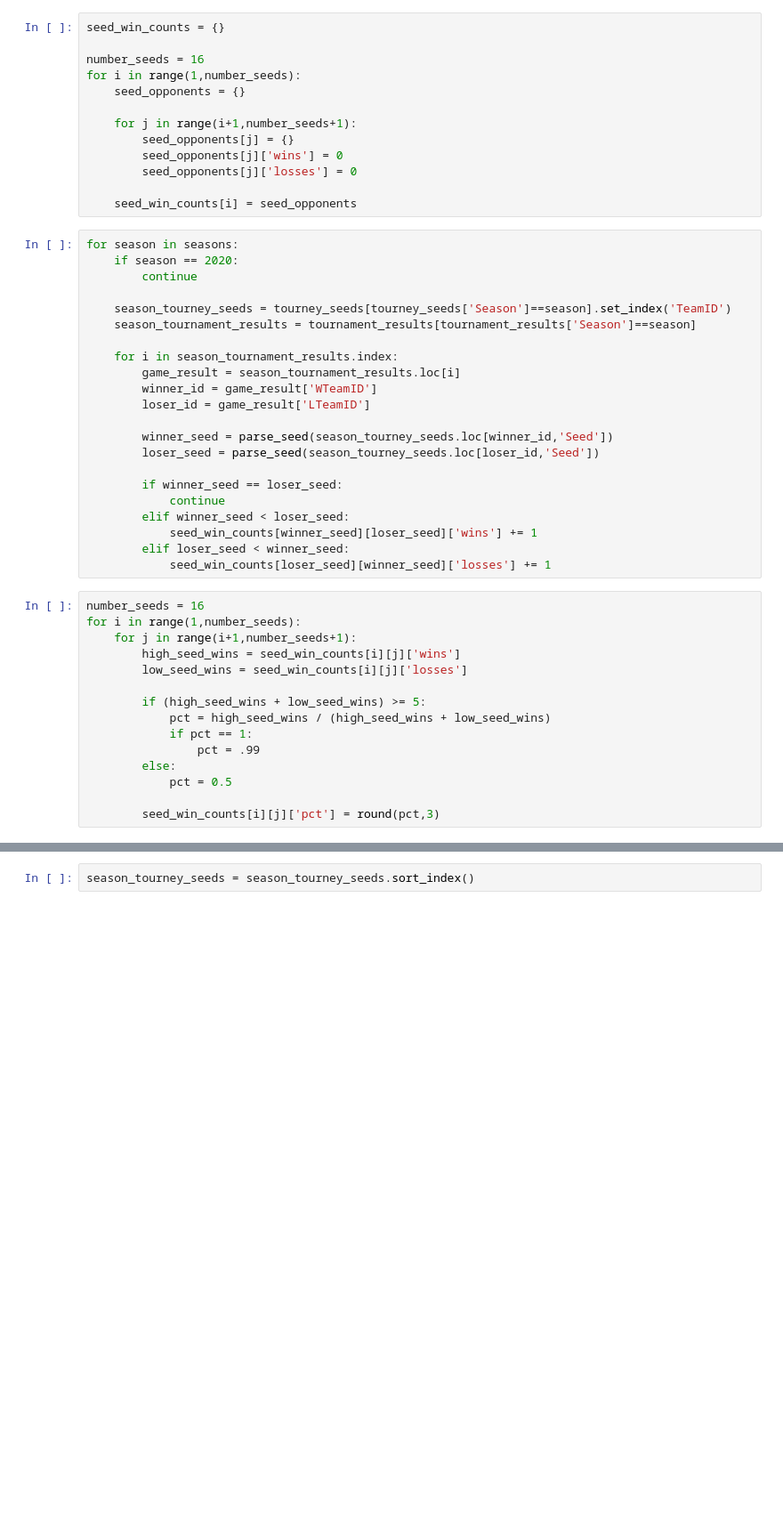
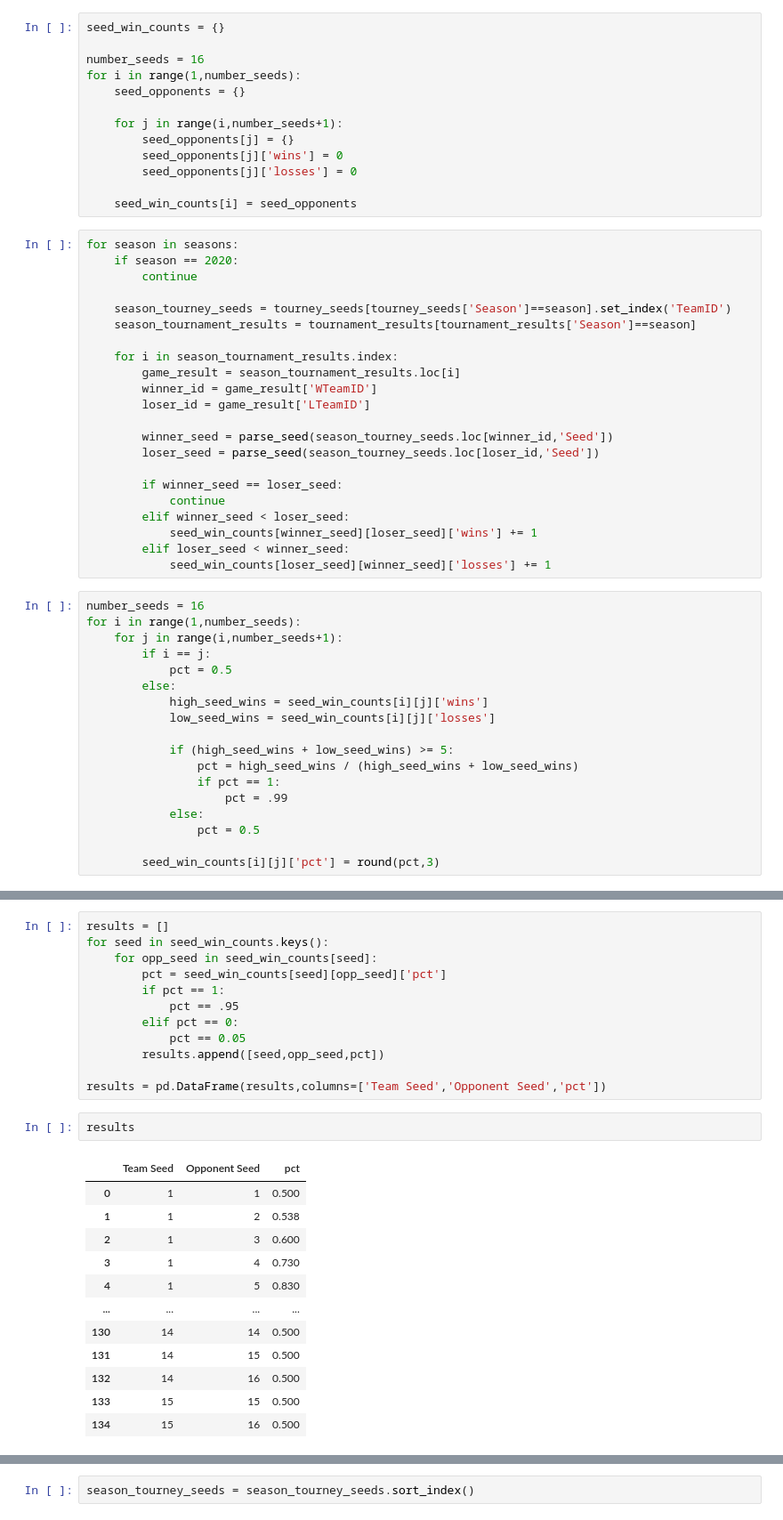
Before and after one commit to jhowenstein/march-madness-ML, a Jupyter notebook: Tournament Seed Win %.ipynb, the cells around one changed output, grey strips where cells are left out. Shown: that part at 89% size. Drawn from its saved outputs; the diff is of its cells as text; blank space fills up the shorter version.

```diff
--- a/Tournament Seed Win %.ipynb
+++ b/Tournament Seed Win %.ipynb
@@ -35,7 +35,7 @@ number_seeds = 16
 for i in range(1,number_seeds):
     seed_opponents = {}
 
-    for j in range(i+1,number_seeds+1):
+    for j in range(i,number_seeds+1):
         seed_opponents[j] = {}
         seed_opponents[j]['wins'] = 0
         seed_opponents[j]['losses'] = 0
@@ -66,16 +66,19 @@ for season in seasons:
 # %%
 number_seeds = 16
 for i in range(1,number_seeds):
-    for j in range(i+1,number_seeds+1):
-        high_seed_wins = seed_win_counts[i][j]['wins']
-        low_seed_wins = seed_win_counts[i][j]['losses']
+    for j in range(i,number_seeds+1):
+        if i == j:
+            pct = 0.5
+        else:
+            high_seed_wins = seed_win_counts[i][j]['wins']
+            low_seed_wins = seed_win_counts[i][j]['losses']
 
-        if (high_seed_wins + low_seed_wins) >= 5:
-            pct = high_seed_wins / (high_seed_wins + low_seed_wins)
-            if pct == 1:
-                pct = .99
-        else:
-            pct = 0.5
+            if (high_seed_wins + low_seed_wins) >= 5:
+                pct = high_seed_wins / (high_seed_wins + low_seed_wins)
+                if pct == 1:
+                    pct = .99
+            else:
+                pct = 0.5
 
         seed_win_counts[i][j]['pct'] = round(pct,3)
 # %%
@@ -100,0 +108,27 @@ seed_win_counts
+# %%
+results = []
+for seed in seed_win_counts.keys():
+    for opp_seed in seed_win_counts[seed]:
+        pct = seed_win_counts[seed][opp_seed]['pct']
+        if pct == 1:
+            pct == .95
+        elif pct == 0:
+            pct == 0.05
+        results.append([seed,opp_seed,pct])
+
+results = pd.DataFrame(results,columns=['Team Seed','Opponent Seed','pct'])
+# %%
+results
+# %% [output]
+|  | Team Seed | Opponent Seed | pct |
+| 0 | 1 | 1 | 0.500 |
+| 1 | 1 | 2 | 0.538 |
+| 2 | 1 | 3 | 0.600 |
+| 3 | 1 | 4 | 0.730 |
+| 4 | 1 | 5 | 0.830 |
+| ... | ... | ... | ... |
+| 130 | 14 | 14 | 0.500 |
+| 131 | 14 | 15 | 0.500 |
+| 132 | 14 | 16 | 0.500 |
+| 133 | 15 | 15 | 0.500 |
+| 134 | 15 | 16 | 0.500 |
```
Also changed, not shown: parts of 9 cells of this notebook, 3 other files.
